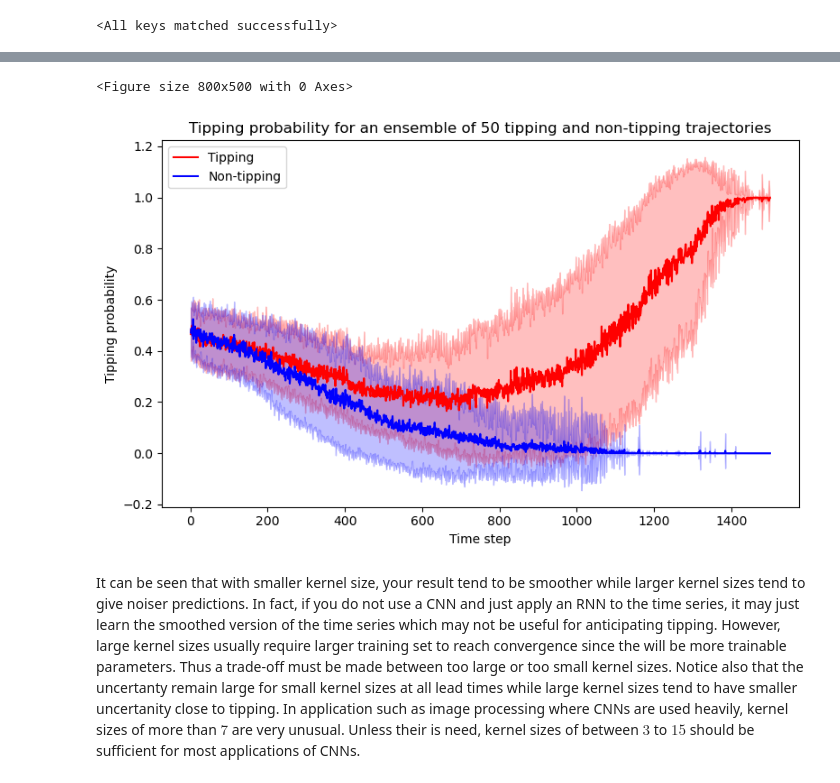
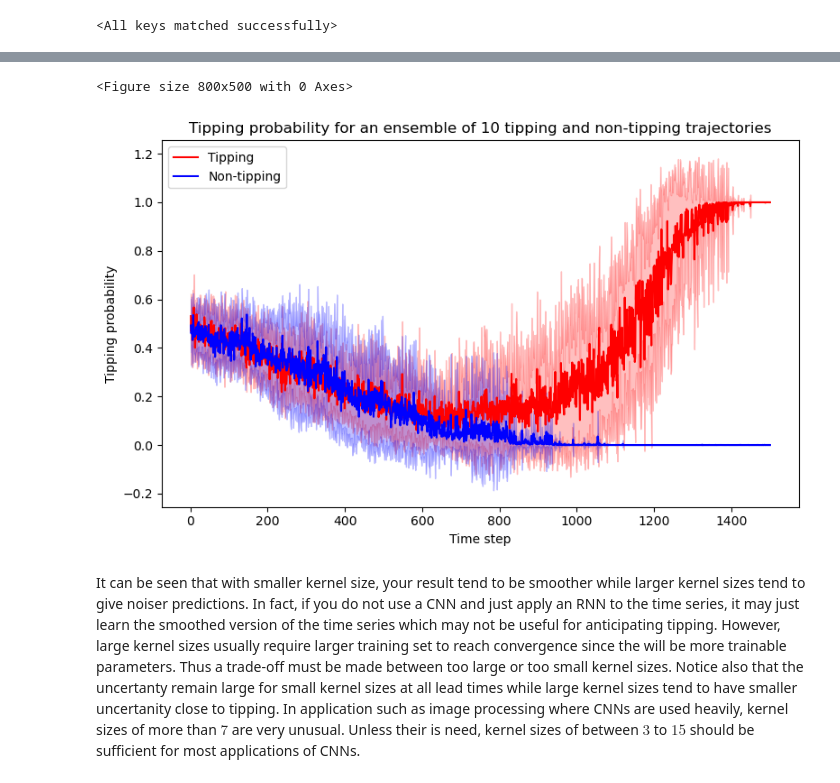
Before and after one commit to muhammedfadera/DL4EWS-Dartington, a Jupyter notebook: practical_session.ipynb, the cells around one changed output, grey strips where cells are left out. Cells and saved outputs as stored; diff of their text form; code cells hidden in the pictures.

```diff
--- a/practical_session.ipynb
+++ b/practical_session.ipynb
@@ -143,9 +157,9 @@ rnn_modelk50.load_state_dict(torch.load(rnn_modelk50path))
 # %%
 
-plot_model_on_test(rnn_modelk15, X_test_lowess, y_test_lowess, n_plots=50, plot_mean=True)
+plot_model_on_test(rnn_modelk15, X_test_lowess, y_test_lowess, n_plots=10, plot_mean=True)
 # %% [output]
 <Figure size 800x500 with 0 Axes>
-[figure, old version]
+[figure, new version]
 # %% [markdown]
 It can be seen that with smaller kernel size, your result tend to be smoother while larger kernel sizes tend to give noiser predictions. In fact, if you do not use a CNN and just apply an RNN to the time series, it may just learn the smoothed version of the time series which may not be useful for anticipating tipping. However, large kernel sizes usually require larger training set to reach convergence since the will be more trainable parameters. Thus a trade-off must be made between too large or too small kernel sizes. Notice also that the uncertanty remain large for small kernel sizes at all lead times while large kernel sizes tend to have smaller uncertanity close to tipping.  In application such as image processing where CNNs are used heavily, kernel sizes of more than $7$ are very unusual. Unless their is need, kernel sizes of between $3$ to $15$ should be sufficient for most applications of CNNs.
 # %% [markdown]
```
Also changed, not shown: parts of 12 cells of this notebook, 2 other files.
